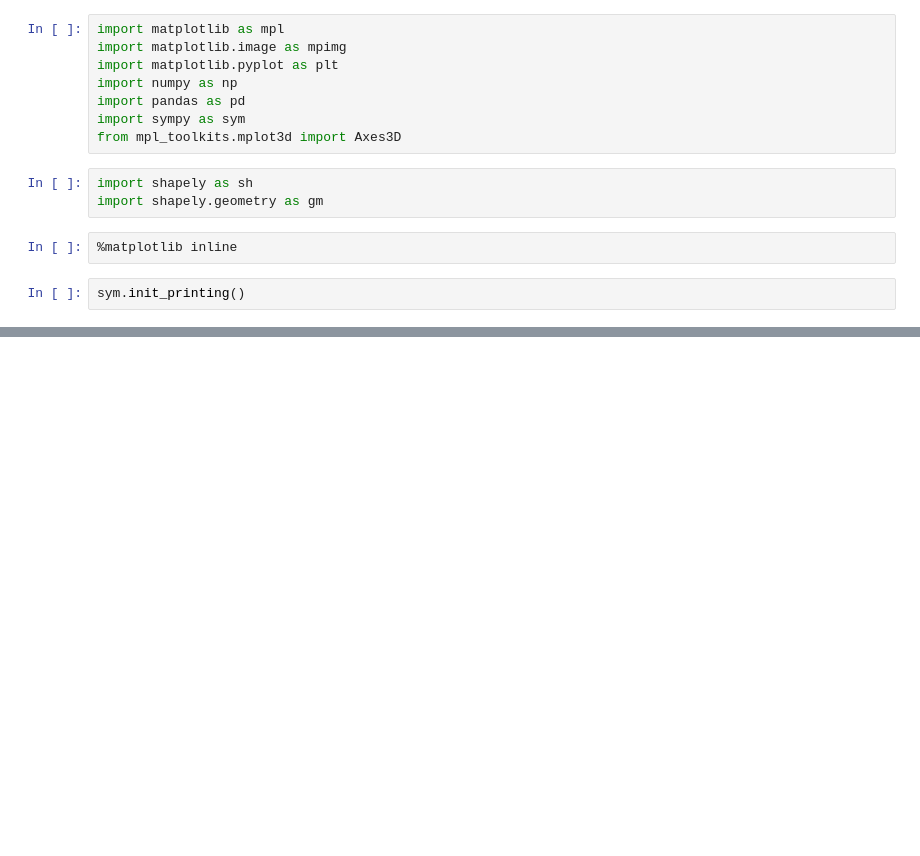
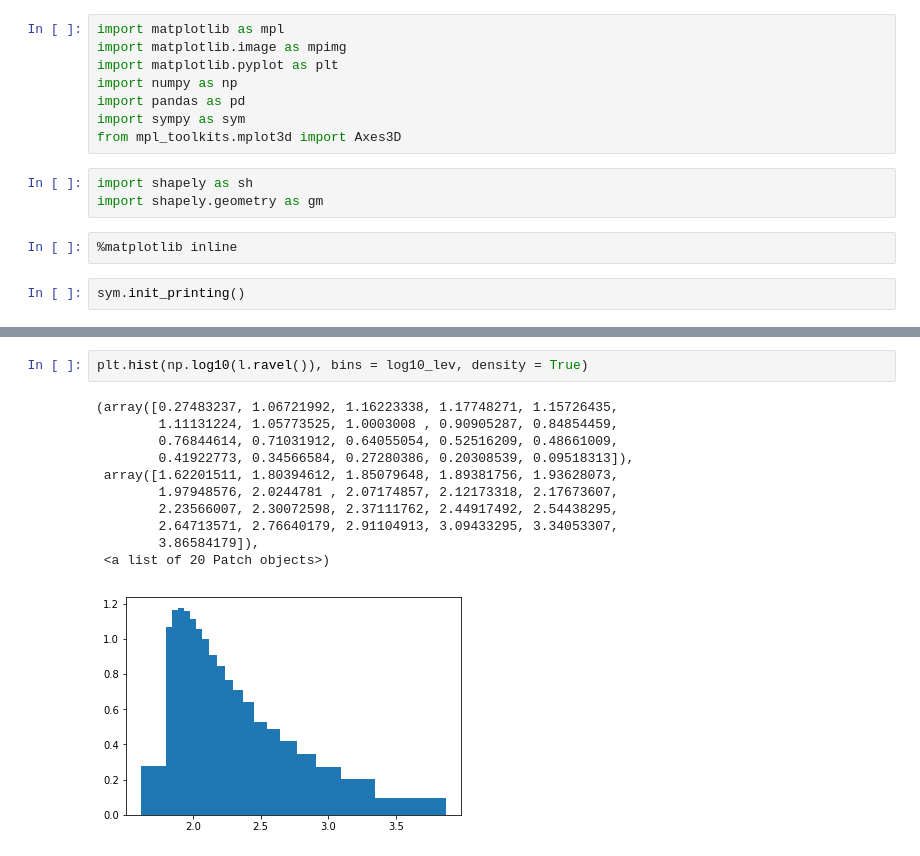
Before and after one commit to DavorPenzar/diplomski, a Jupyter notebook: code/Divizija.ipynb, the cells around one changed output, grey strips where cells are left out. Saved outputs shown, nothing was run; the diff lists cells and outputs as text; blank space fills up the shorter version.

```diff
--- a/code/Divizija.ipynb
+++ b/code/Divizija.ipynb
@@ -88,0 +190,14 @@ del j
+# %%
+plt.hist(np.log10(l.ravel()), bins = log10_lev, density = True)
+# %% [output]
+(array([0.27483237, 1.06721992, 1.16223338, 1.17748271, 1.15726435,
+        1.11131224, 1.05773525, 1.0003008 , 0.90905287, 0.84854459,
+        0.76844614, 0.71031912, 0.64055054, 0.52516209, 0.48661009,
+        0.41922773, 0.34566584, 0.27280386, 0.20308539, 0.09518313]),
+ array([1.62201511, 1.80394612, 1.85079648, 1.89381756, 1.93628073,
+        1.97948576, 2.0244781 , 2.07174857, 2.12173318, 2.17673607,
+        2.23566007, 2.30072598, 2.37111762, 2.44917492, 2.54438295,
+        2.64713571, 2.76640179, 2.91104913, 3.09433295, 3.34053307,
+        3.86584179]),
+ <a list of 20 Patch objects>)
+[figure, added]
```
Also changed, not shown: parts of 23 cells of this notebook, 3 other files.
